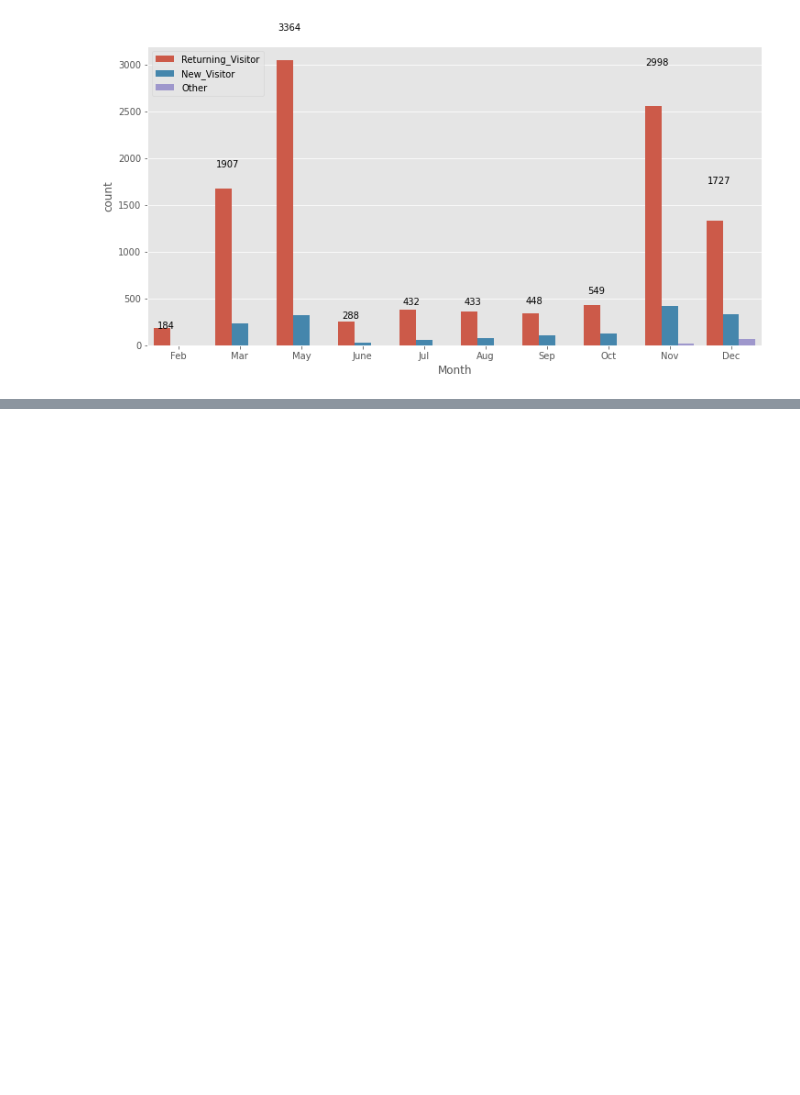
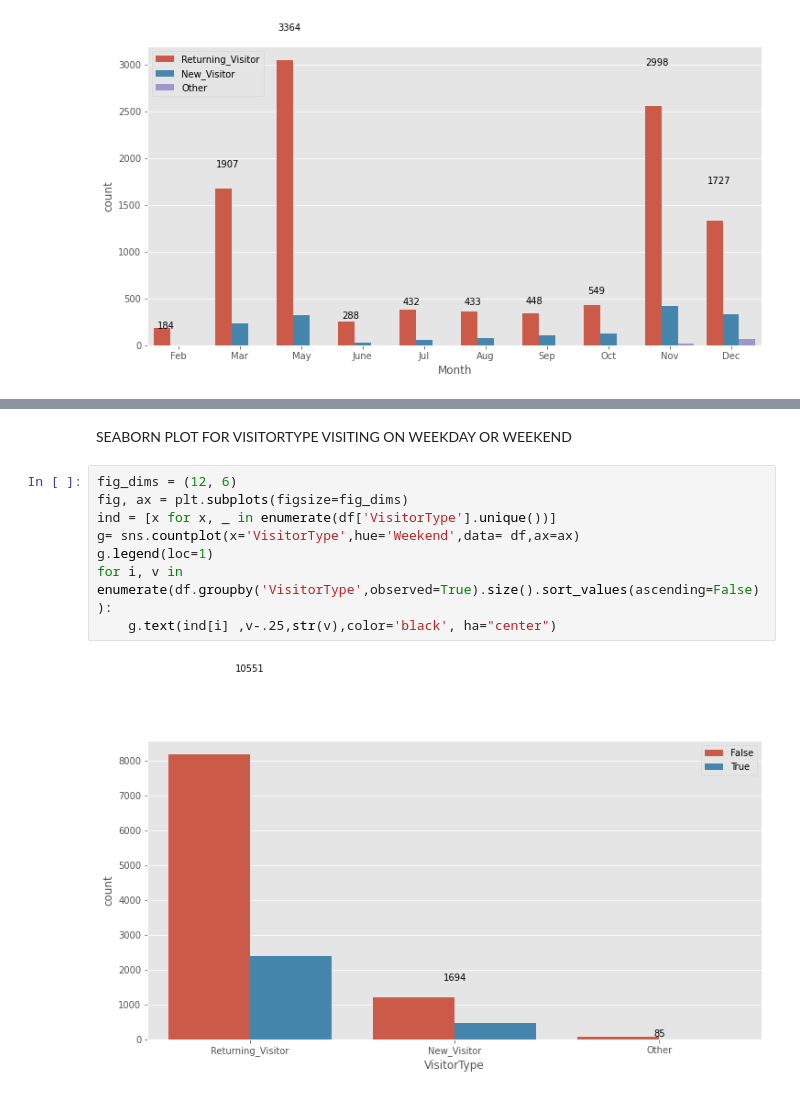
Before and after one commit to srimantmahapatra/srimant_code_repo_pub, a Jupyter notebook: Online_Shoppers_Purchasing_Intention.ipynb, the cells around one changed output, grey strips where cells are left out. Saved outputs shown, nothing was run; the diff lists cells and outputs as text; blank space fills up the shorter version.

```diff
--- a/Online_Shoppers_Purchasing_Intention.ipynb
+++ b/Online_Shoppers_Purchasing_Intention.ipynb
@@ -181,0 +270,12 @@ for i, v in enumerate(df.groupby('Month',observed=True).size()):
+# %% [markdown]
+SEABORN PLOT FOR VISITORTYPE VISITING ON WEEKDAY OR WEEKEND
+# %%
+fig_dims = (12, 6)
+fig, ax = plt.subplots(figsize=fig_dims)
+ind = [x for x, _ in enumerate(df['VisitorType'].unique())]
+g= sns.countplot(x='VisitorType',hue='Weekend',data= df,ax=ax)
+g.legend(loc=1)
+for i, v in enumerate(df.groupby('VisitorType',observed=True).size().sort_values(ascending=False)):
+    g.text(ind[i] ,v-.25,str(v),color='black', ha="center")
+# %% [output]
+[figure, added]
```
Also changed, not shown: parts of 26 cells of this notebook.
